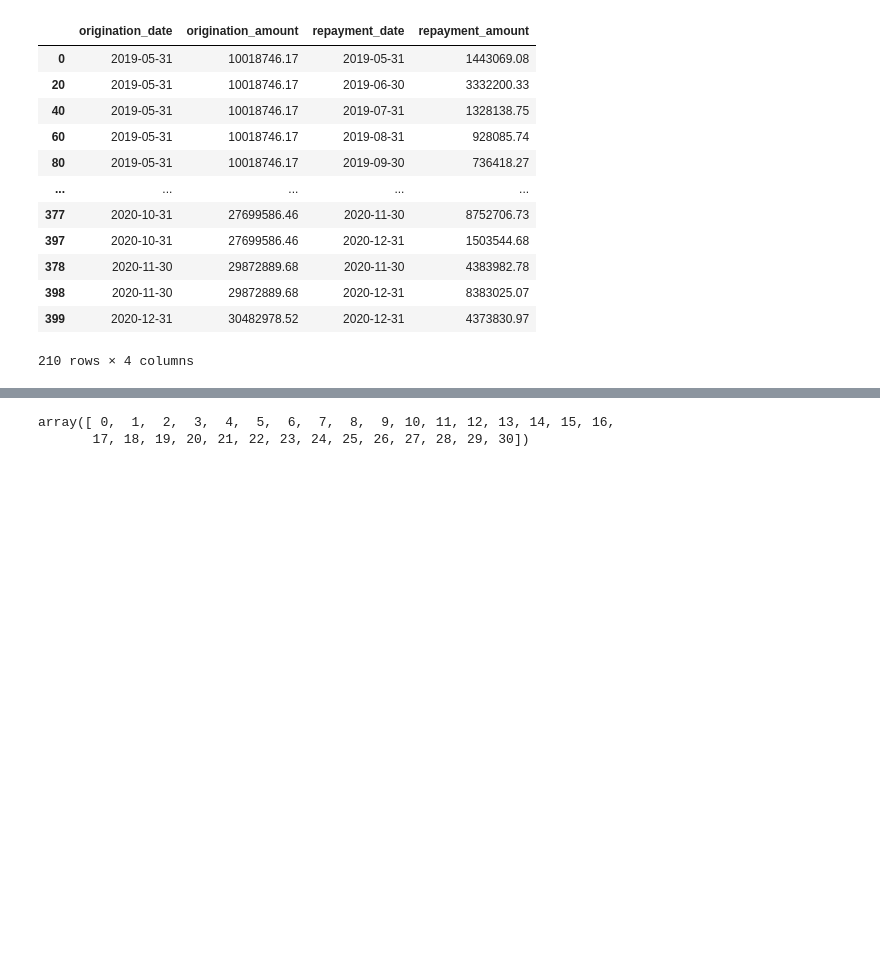
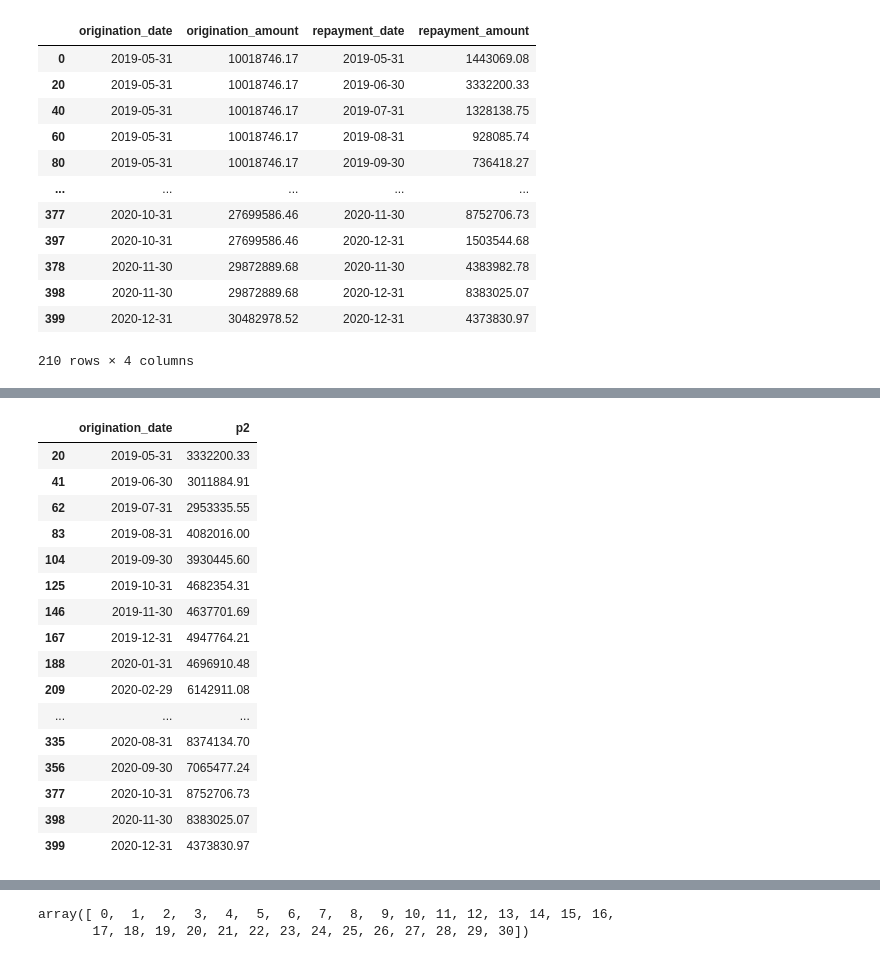
Before and after one commit to nug1209/PwC_Switzerland_Digital_Intelligence_Virtual_Case_Experience, a Jupyter notebook: PwC_Task_3.ipynb, the cells around one changed output, grey strips where cells are left out. Saved outputs shown, nothing was run; the diff lists cells and outputs as text; code cells hidden in the pictures; blank space fills up the shorter version.

```diff
--- a/PwC_Task_3.ipynb
+++ b/PwC_Task_3.ipynb
@@ -86,0 +78,28 @@ sum([1, 2, 3])
+# %%
+grouped = df.groupby('origination_date')['repayment_date']
+
+## Get the second repayment (p2)
+
+df[df['repayment_date'] == grouped.transform(lambda x: x.nsmallest(2).max())][['origination_date', 'repayment_amount']].rename(columns={'repayment_amount':'p2'})
+
+# df['p2'] = df[df['repayment_date'] == grouped.transform(lambda x: x.nsmallest(2).max())]['repayment_amount']
+# df['p2'] = grouped.transform(lambda x: x.nsmallest(2).max())
+# df
+# %% [output]
+|  | origination_date | p2 |
+| 20 | 2019-05-31 | 3332200.33 |
+| 41 | 2019-06-30 | 3011884.91 |
+| 62 | 2019-07-31 | 2953335.55 |
+| 83 | 2019-08-31 | 4082016.00 |
+| 104 | 2019-09-30 | 3930445.60 |
+| 125 | 2019-10-31 | 4682354.31 |
+| 146 | 2019-11-30 | 4637701.69 |
+| 167 | 2019-12-31 | 4947764.21 |
+| 188 | 2020-01-31 | 4696910.48 |
+| 209 | 2020-02-29 | 6142911.08 |
+| ... | ... | ... |
+| 335 | 2020-08-31 | 8374134.70 |
+| 356 | 2020-09-30 | 7065477.24 |
+| 377 | 2020-10-31 | 8752706.73 |
+| 398 | 2020-11-30 | 8383025.07 |
+| 399 | 2020-12-31 | 4373830.97 |
```
Also changed, not shown: parts of 7 cells of this notebook.
